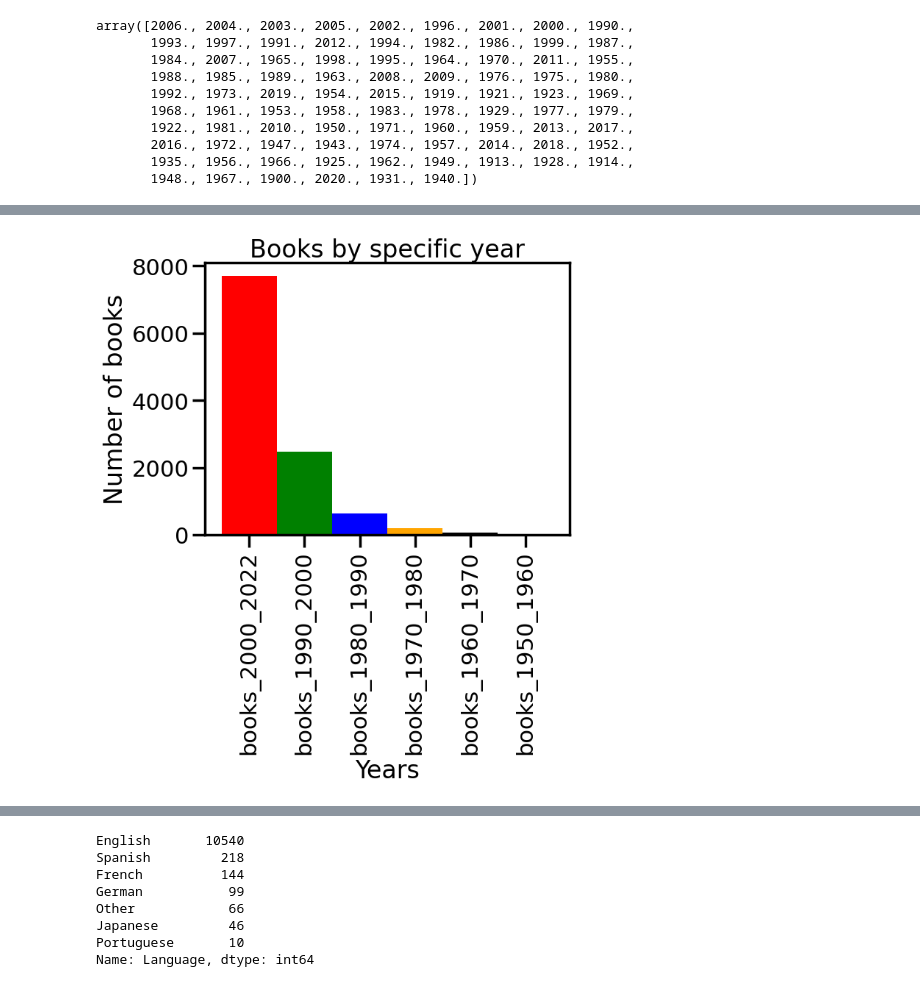
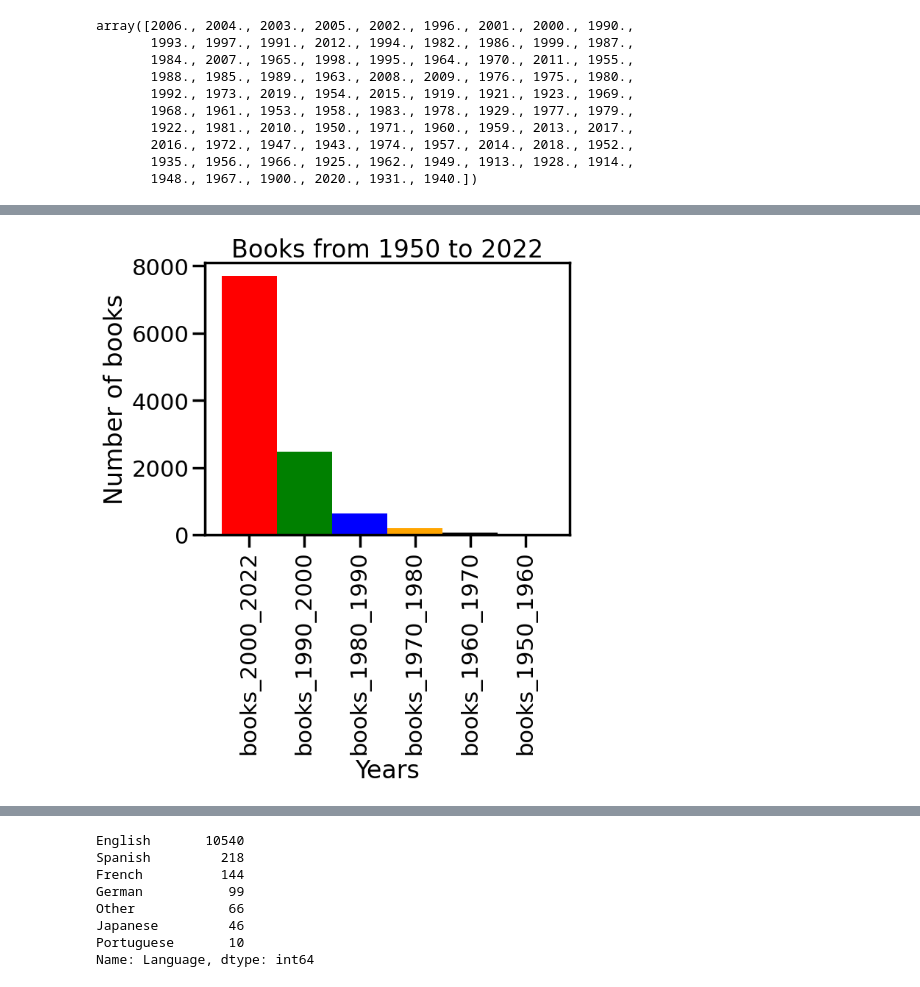
Before and after one commit to p-renata/UCDPA_renata_pagac, a Jupyter notebook: Analysis.ipynb, the cells around one changed output, grey strips where cells are left out. Saved outputs shown, nothing was run; the diff lists cells and outputs as text; code cells hidden in the pictures.

```diff
--- a/Analysis.ipynb
+++ b/Analysis.ipynb
@@ -134,19 +134,19 @@ books_1950_1960
 # %%
 # Show the ratio of the books published in last six decades
 left = [1,2,3,4,5,6]
 tick_label = ["books_2000_2022", "books_1990_2000", "books_1980_1990", "books_1970_1980", "books_1960_1970", "books_1950_1960"]
 height = [books_2000_2022.value_counts().sum(),books_1990_2000.value_counts().sum(),
           books_1980_1990.value_counts().sum(), books_1970_1980.value_counts().sum(), books_1960_1970.value_counts().sum(),
           books_1950_1960.value_counts().sum()]
 plt.bar(left, height, tick_label = tick_label,
        width = 1,  color = ["red", "green", "blue", "orange", "black", "yellow"])
 plt.xlabel("Years")
 plt.ylabel("Number of books")
-plt.title("Books by specific year")
+plt.title("Books from 1950 to 2022")
 plt.xticks(rotation = 90)
 plt.show()
 # %% [output]
-[figure, old version]
+[figure, new version]
 # %%
 # Show the ratio of the books published from 1900 to 1950
 left = [1,2,3,4,5]
```
Also changed, not shown: parts of 17 cells of this notebook.
